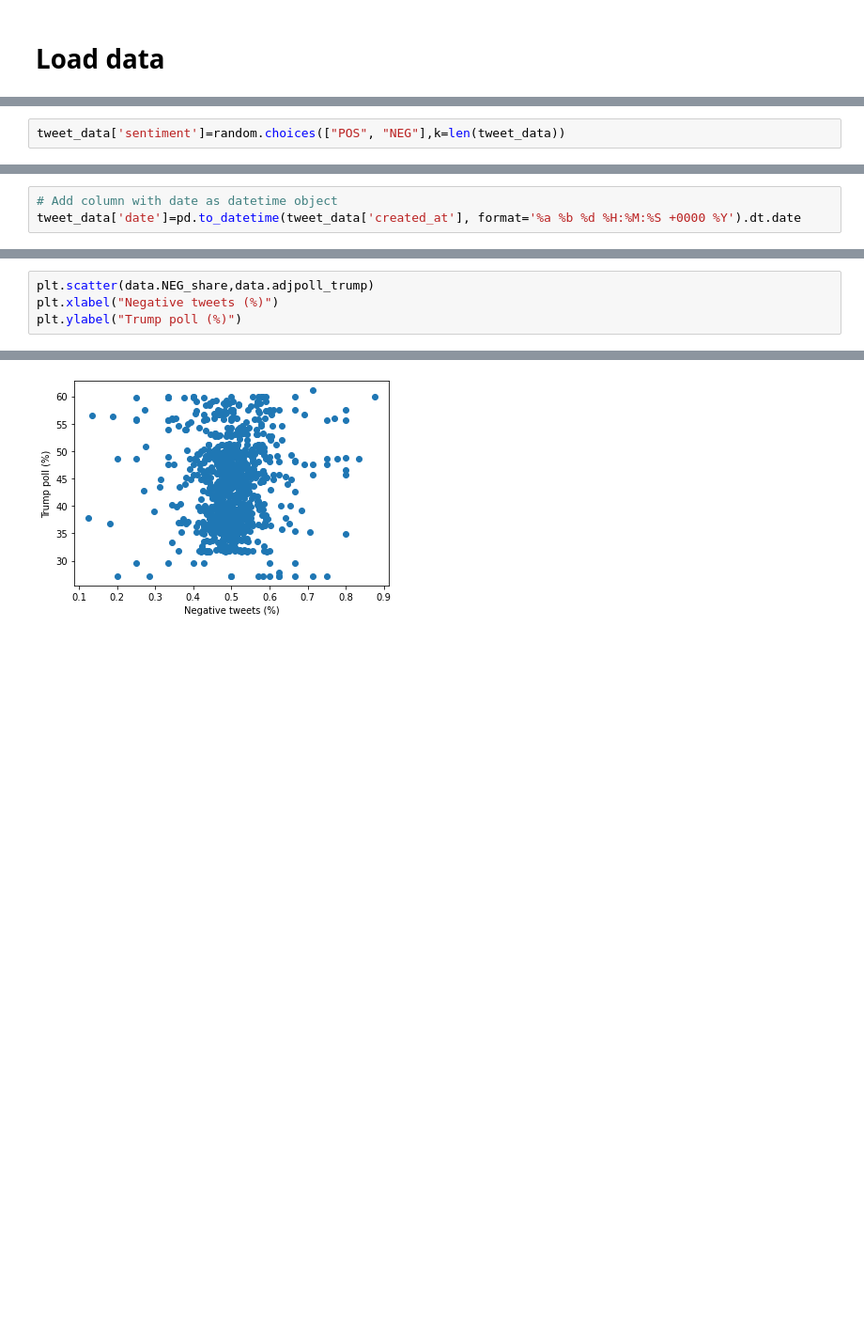
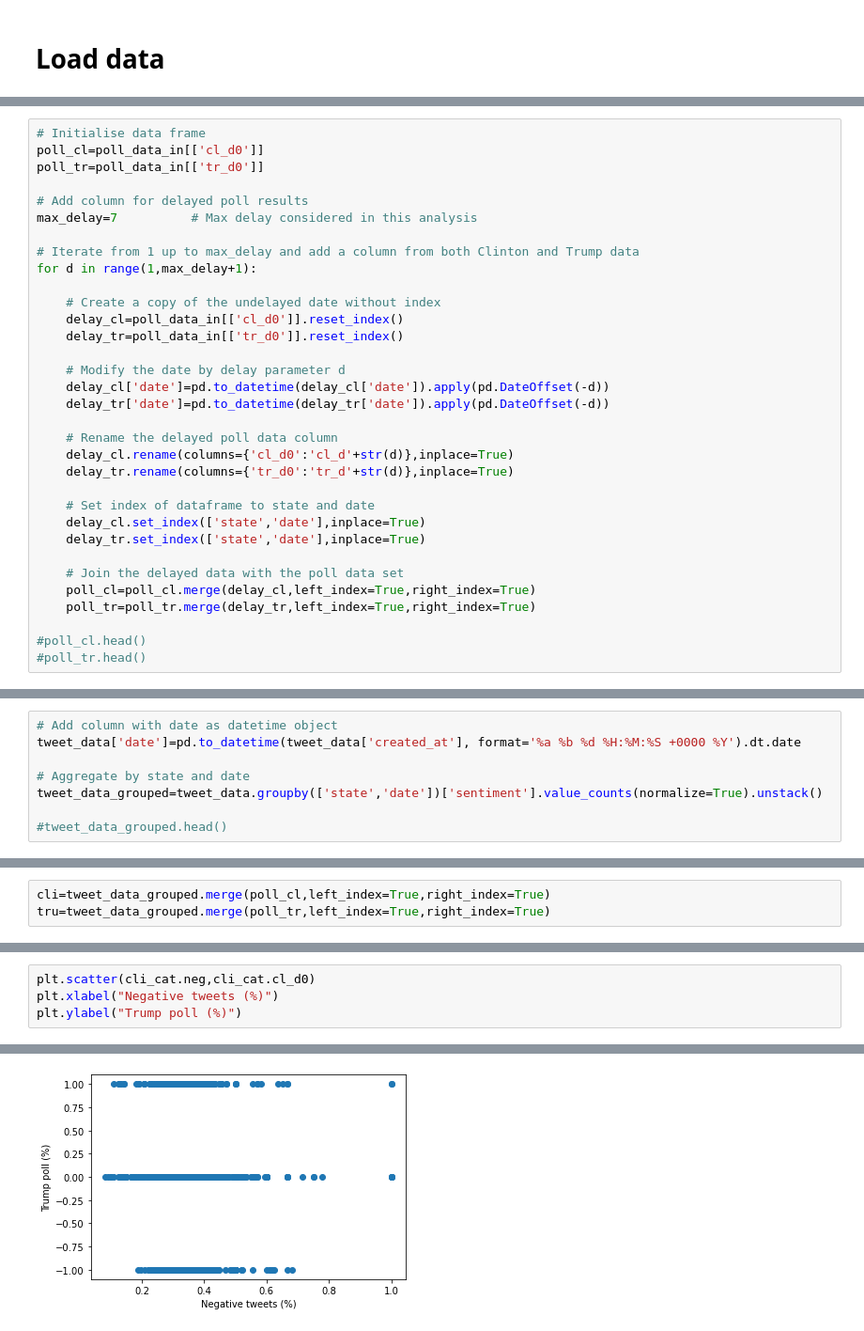
Before and after one commit to robzwitserlood/RobTempDocs, a Jupyter notebook: Assignm1_compare_correlate_visualise.ipynb, the cells around one changed output, grey strips where cells are left out. Shown at 94% size. Drawn from its saved outputs; the diff is of its cells as text; blank space fills up the shorter version.

```diff
--- a/Assignm1_compare_correlate_visualise.ipynb
+++ b/Assignm1_compare_correlate_visualise.ipynb
@@ -31,2 +27,0 @@ poll_data.set_index(['state','date'],inplace=True)
-# %%
-tweet_data['sentiment']=random.choices(["POS", "NEG"],k=len(tweet_data))
@@ -34,0 +30,33 @@ tweet_data['sentiment']=random.choices(["POS", "NEG"],k=len(tweet_data))
+# %%
+# Initialise data frame
+poll_cl=poll_data_in[['cl_d0']]
+poll_tr=poll_data_in[['tr_d0']]
+
+# Add column for delayed poll results
+max_delay=7          # Max delay considered in this analysis
+
+# Iterate from 1 up to max_delay and add a column from both Clinton and Trump data
+for d in range(1,max_delay+1):
+
+    # Create a copy of the undelayed date without index
+    delay_cl=poll_data_in[['cl_d0']].reset_index()
+    delay_tr=poll_data_in[['tr_d0']].reset_index()
+
+    # Modify the date by delay parameter d
+    delay_cl['date']=pd.to_datetime(delay_cl['date']).apply(pd.DateOffset(-d))
+    delay_tr['date']=pd.to_datetime(delay_tr['date']).apply(pd.DateOffset(-d))
+
+    # Rename the delayed poll data column
+    delay_cl.rename(columns={'cl_d0':'cl_d'+str(d)},inplace=True)
+    delay_tr.rename(columns={'tr_d0':'tr_d'+str(d)},inplace=True)
+
+    # Set index of dataframe to state and date
+    delay_cl.set_index(['state','date'],inplace=True)
+    delay_tr.set_index(['state','date'],inplace=True)
+
+    # Join the delayed data with the poll data set
+    poll_cl=poll_cl.merge(delay_cl,left_index=True,right_index=True)
+    poll_tr=poll_tr.merge(delay_tr,left_index=True,right_index=True)
+
+#poll_cl.head()
+#poll_tr.head()
@@ -35,3 +74,8 @@ tweet_data['sentiment']=random.choices(["POS", "NEG"],k=len(tweet_data))
 # %%
 # Add column with date as datetime object
 tweet_data['date']=pd.to_datetime(tweet_data['created_at'], format='%a %b %d %H:%M:%S +0000 %Y').dt.date
+
+# Aggregate by state and date
+tweet_data_grouped=tweet_data.groupby(['state','date'])['sentiment'].value_counts(normalize=True).unstack()
+
+#tweet_data_grouped.head()
@@ -85,0 +84,3 @@ data.head()
+# %%
+cli=tweet_data_grouped.merge(poll_cl,left_index=True,right_index=True)
+tru=tweet_data_grouped.merge(poll_tr,left_index=True,right_index=True)
@@ -86,7 +172,7 @@ data.head()
 # %%
-plt.scatter(data.NEG_share,data.adjpoll_trump)
+plt.scatter(cli_cat.neg,cli_cat.cl_d0)
 plt.xlabel("Negative tweets (%)")
 plt.ylabel("Trump poll (%)")
 # %% [output]
 Text(0, 0.5, 'Trump poll (%)')
-[figure, old version]
+[figure, new version]
```
Also changed, not shown: parts of 20 cells of this notebook.
